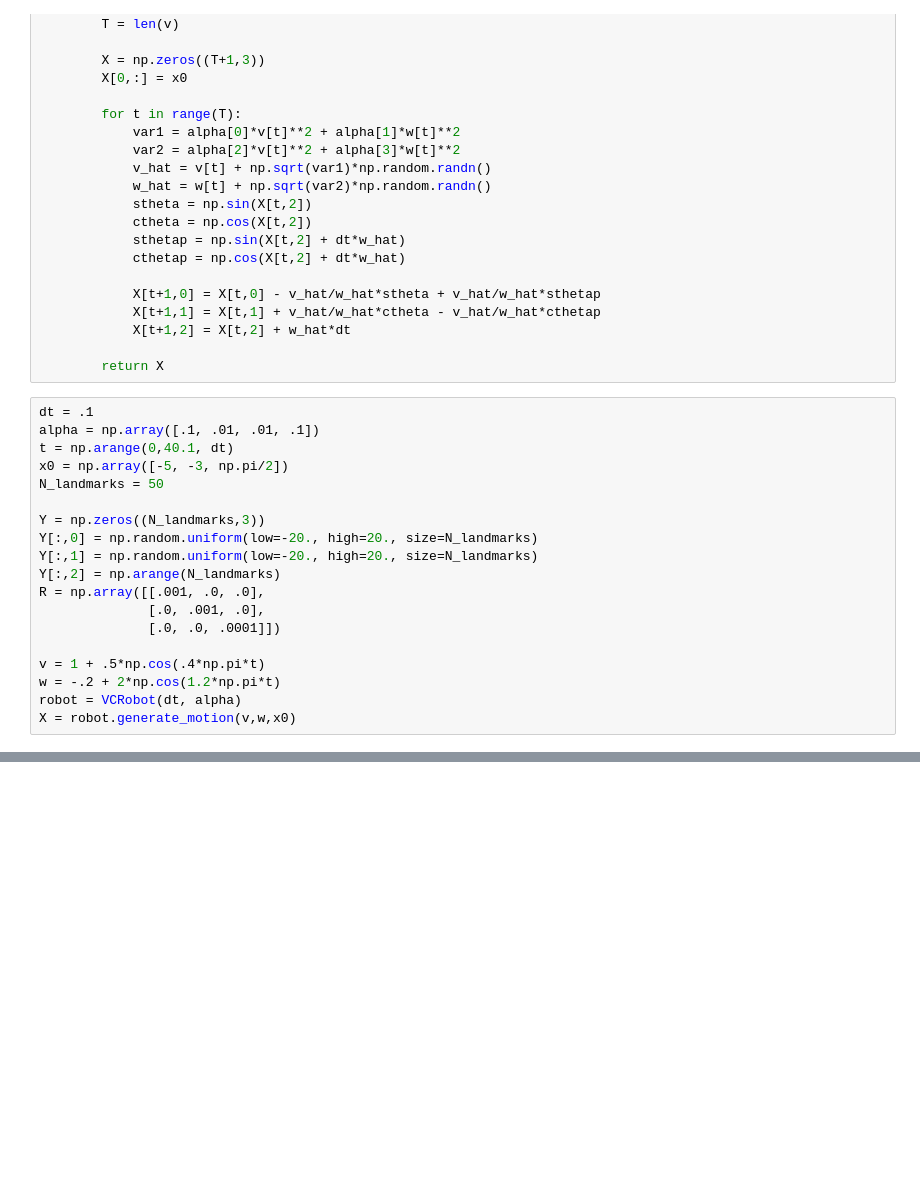
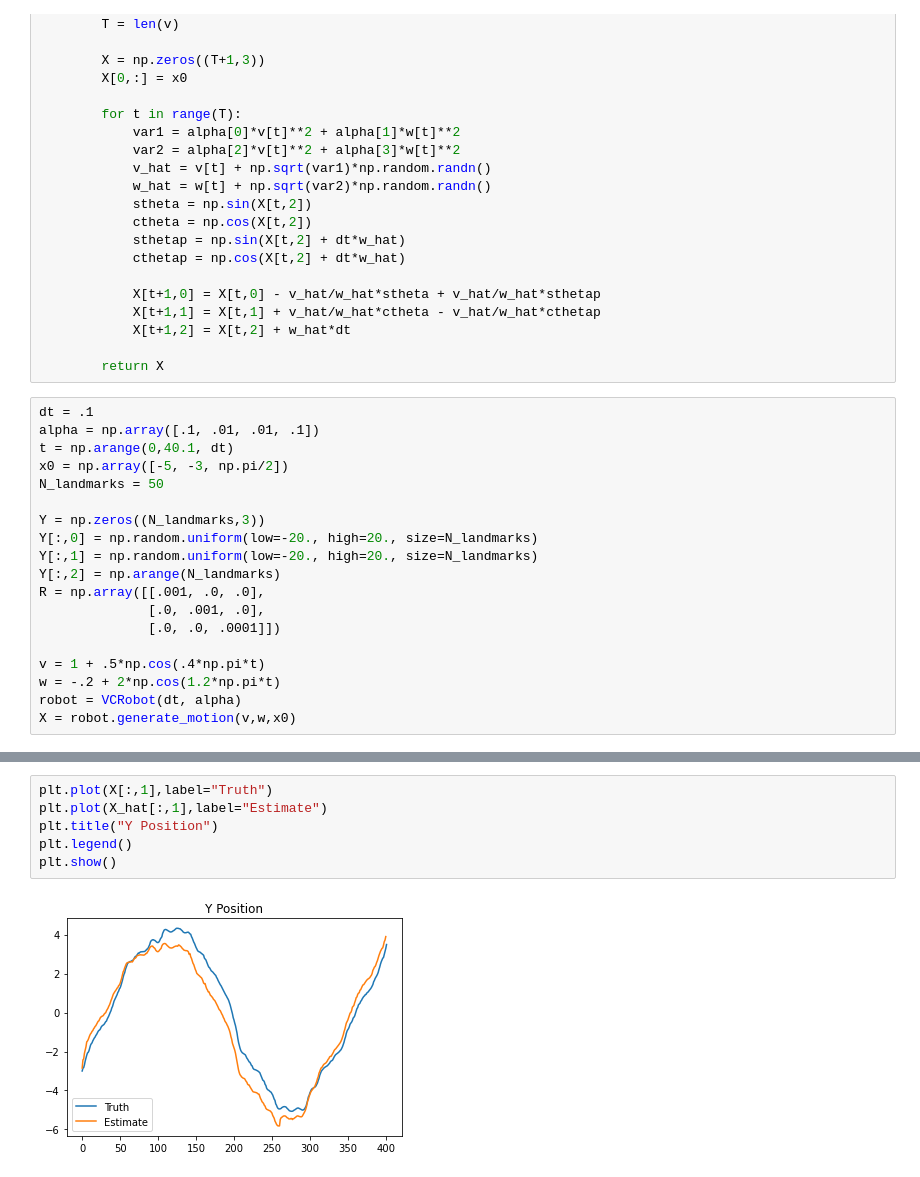
Before and after one commit to viperyl/Notes, a Jupyter notebook: ARS/Practice2/Untitled.ipynb, the cells around one changed output, grey strips where cells are left out. Saved outputs shown, nothing was run; the diff lists cells and outputs as text; blank space fills up the shorter version.

```diff
--- a/ARS/Practice2/Untitled.ipynb
+++ b/ARS/Practice2/Untitled.ipynb
@@ -85,0 +342,8 @@ fig.show()
+# %%
+plt.plot(X[:,1],label="Truth")
+plt.plot(X_hat[:,1],label="Estimate")
+plt.title("Y Position")
+plt.legend()
+plt.show()
+# %% [output]
+[figure, added]
```
Also changed, not shown: parts of 12 cells of this notebook, 1 other file.
